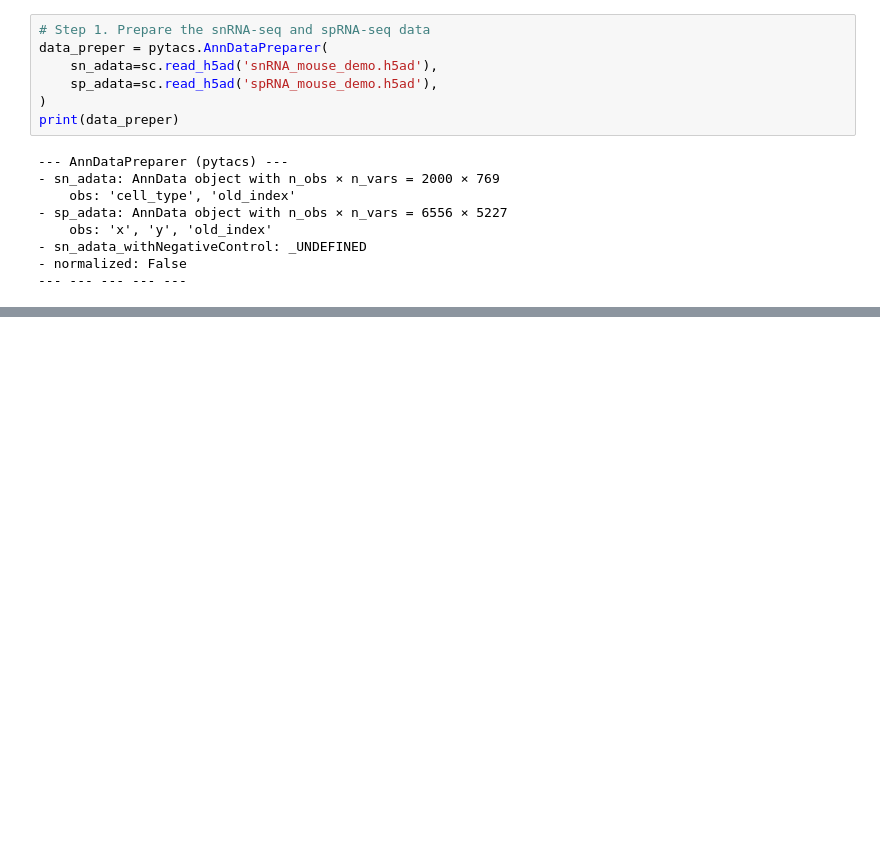
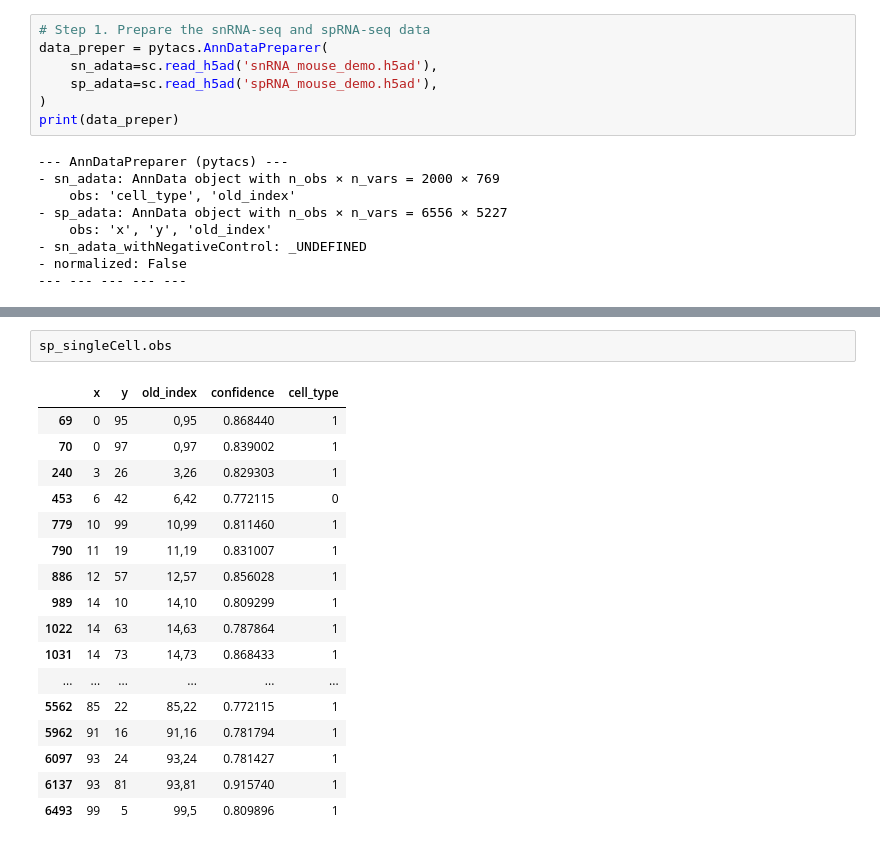
Before and after one commit to LIU-Xnd/pytacs, a Jupyter notebook: demo.ipynb, the cells around one changed output, grey strips where cells are left out. Drawn from its saved outputs; the diff is of its cells as text; blank space fills up the shorter version.

```diff
--- a/demo.ipynb
+++ b/demo.ipynb
@@ -131,0 +259,20 @@ plt.show()
+# %%
+sp_singleCell.obs
+# %% [output]
+|  | x | y | old_index | confidence | cell_type |
+| 69 | 0 | 95 | 0,95 | 0.868440 | 1 |
+| 70 | 0 | 97 | 0,97 | 0.839002 | 1 |
+| 240 | 3 | 26 | 3,26 | 0.829303 | 1 |
+| 453 | 6 | 42 | 6,42 | 0.772115 | 0 |
+| 779 | 10 | 99 | 10,99 | 0.811460 | 1 |
+| 790 | 11 | 19 | 11,19 | 0.831007 | 1 |
+| 886 | 12 | 57 | 12,57 | 0.856028 | 1 |
+| 989 | 14 | 10 | 14,10 | 0.809299 | 1 |
+| 1022 | 14 | 63 | 14,63 | 0.787864 | 1 |
+| 1031 | 14 | 73 | 14,73 | 0.868433 | 1 |
+| ... | ... | ... | ... | ... | ... |
+| 5562 | 85 | 22 | 85,22 | 0.772115 | 1 |
+| 5962 | 91 | 16 | 91,16 | 0.781794 | 1 |
+| 6097 | 93 | 24 | 93,24 | 0.781427 | 1 |
+| 6137 | 93 | 81 | 93,81 | 0.915740 | 1 |
+| 6493 | 99 | 5 | 99,5 | 0.809896 | 1 |
```
Also changed, not shown: parts of 20 cells of this notebook, 2 other files.
